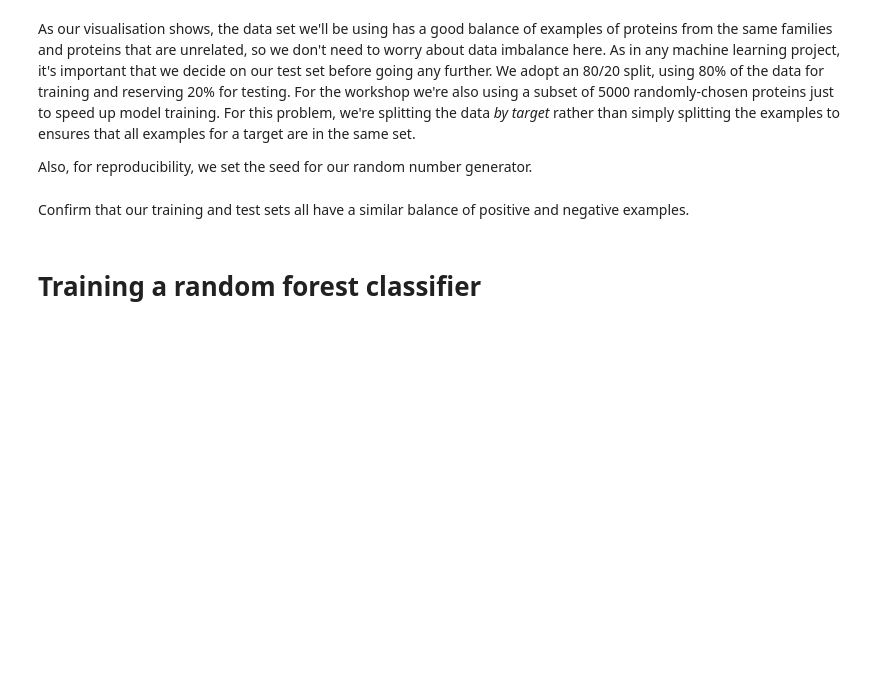
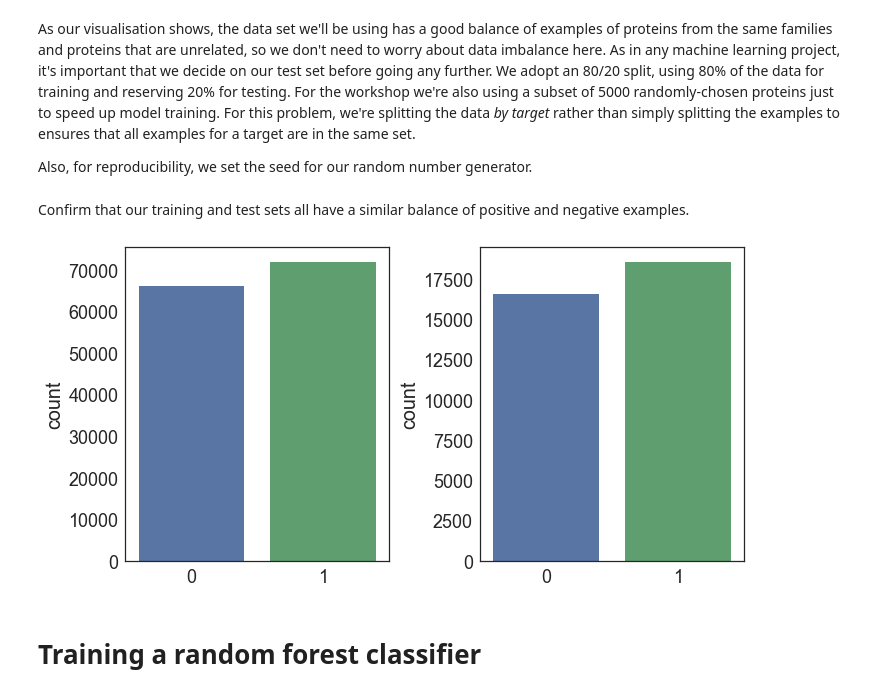
Before and after one commit to FBoyles/3dsig, a Jupyter notebook: notebooks/Workshop_notebook.ipynb, the cells around one changed output. Saved outputs shown, nothing was run; the diff lists cells and outputs as text; code cells hidden in the pictures; blank space fills up the shorter version.

```diff
--- a/notebooks/Workshop_notebook.ipynb
+++ b/notebooks/Workshop_notebook.ipynb
@@ -184,10 +207,12 @@ y_test = family_data[test_idx]['Label'].replace({'Random': 0, 'Fam': 1}).values
 # %% [markdown]
 Confirm that our training and test sets all have a similar balance of positive and negative examples.
 # %%
-fig, axes = plt.subplots(1, 2, figsize=(12, 6))
+fig, axes = plt.subplots(1, 2, figsize=(10, 5))
 sns.countplot(x=y_train, ax=axes[0])
 sns.countplot(x=y_test, ax=axes[1])
 fig.tight_layout()
+# %% [output]
+[figure, added]
 # %% [markdown]
 # Training a random forest classifier
 # %%
```
Also changed, not shown: parts of 12 cells of this notebook.
